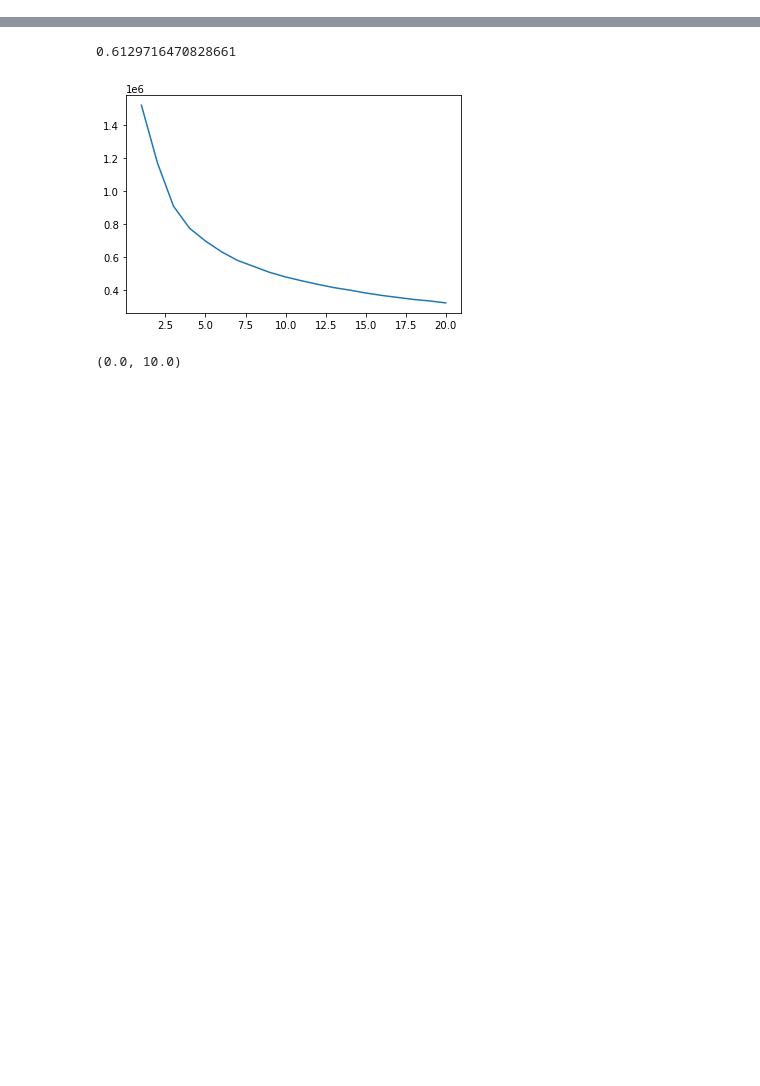
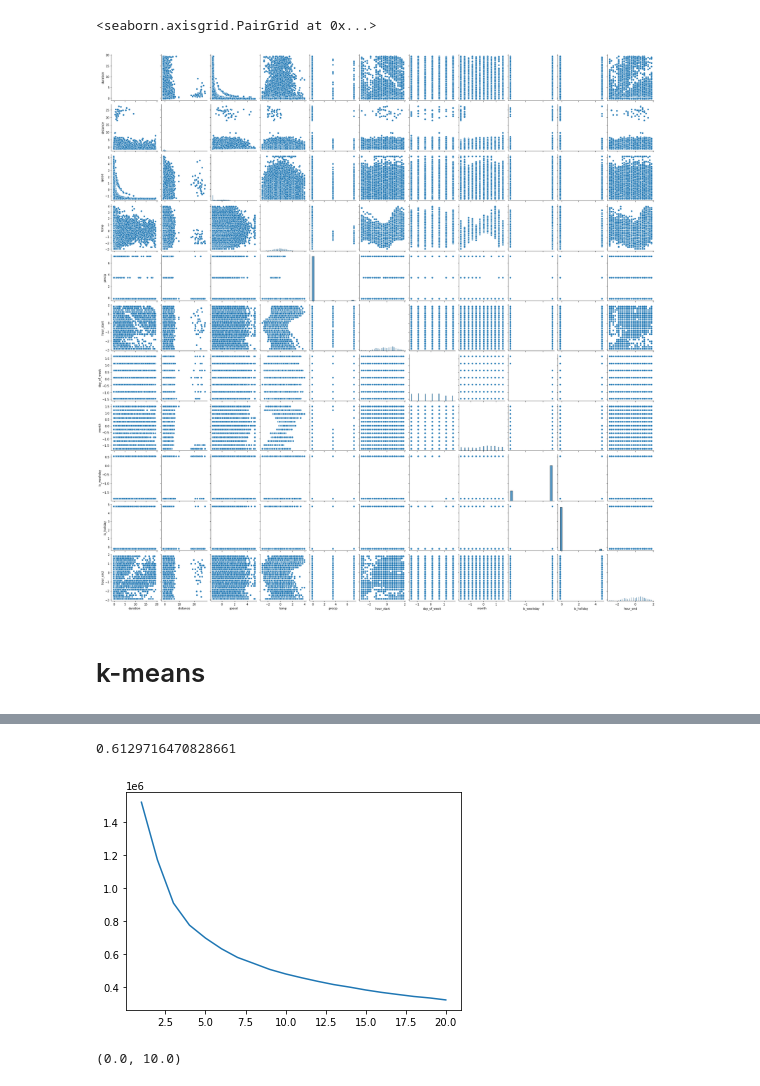
Before and after one commit to katekuian/aa_2021_magma, a Jupyter notebook: 03_cluster_analysis/01_cluster_trip_types.ipynb, the cells around one changed output, grey strips where cells are left out. Drawn from its saved outputs; the diff is of its cells as text; code cells hidden in the pictures; blank space fills up the shorter version.

```diff
--- a/03_cluster_analysis/01_cluster_trip_types.ipynb
+++ b/03_cluster_analysis/01_cluster_trip_types.ipynb
@@ -181,0 +61,8 @@ sns.lmplot(x="distance", y="duration", data=X, fit_reg=False, hue="cluster")
+# %%
+sns.pairplot(data=X_scaled_df)
+#x.head()
+# %% [output]
+<seaborn.axisgrid.PairGrid at 0x...>
+[figure, added]
+# %% [markdown]
+# k-means
```
Also changed, not shown: parts of 42 cells of this notebook, 1 other file.
